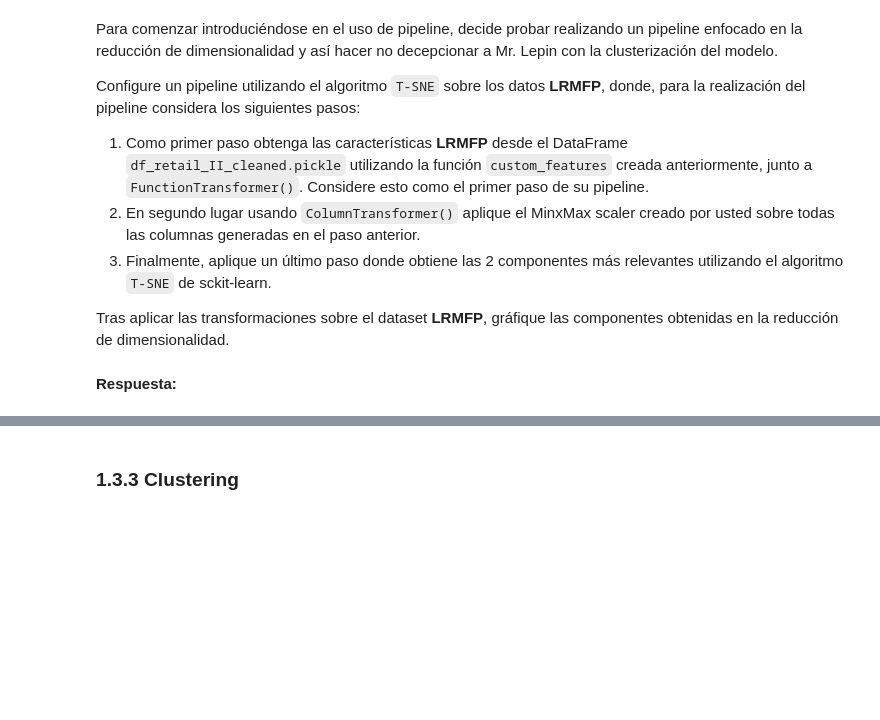
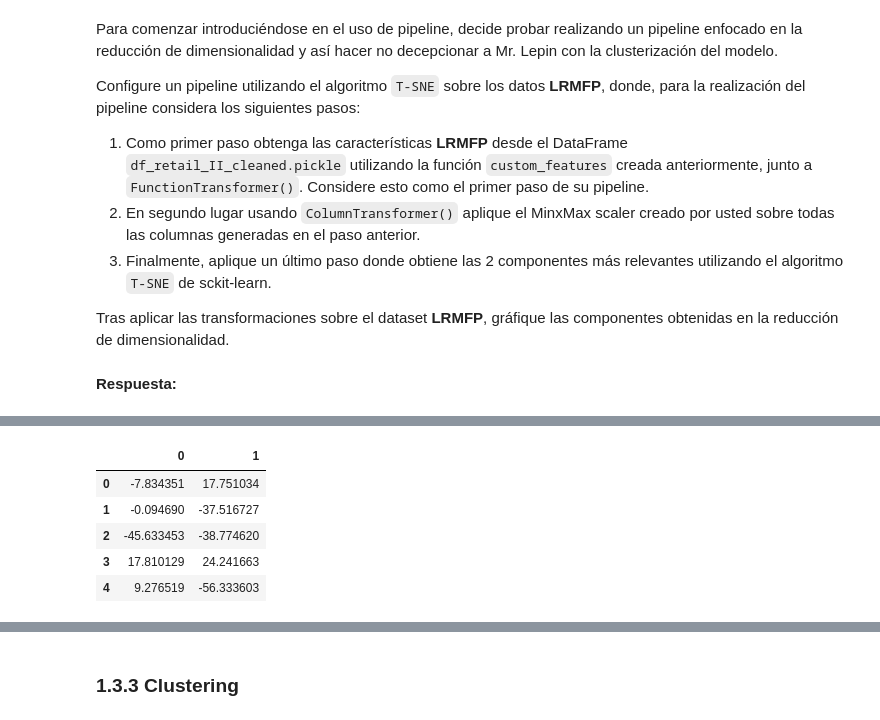
Before and after one commit to J07Aa/Repo, a Jupyter notebook: Lab_7/Laboratorio7_Enunciado.ipynb, the cells around one changed output, grey strips where cells are left out. Cells and saved outputs as stored; diff of their text form; code cells hidden in the pictures; blank space fills up the shorter version.

```diff
--- a/Lab_7/Laboratorio7_Enunciado.ipynb
+++ b/Lab_7/Laboratorio7_Enunciado.ipynb
@@ -332,0 +345,11 @@ Tras aplicar las transformaciones sobre el dataset **LRMFP**, gráfique las comp
+# %%
+# Paso 3
+tsne = TSNE(n_components=2)
+# %%
+retail_pipeline = Pipeline([
+    ('custom_features',transformer),
+    ('Preprocessing', preprocessing_transformer),
+    ('main_features',tsne)
+])
+# %%
+df_new = retail_pipeline.fit_transform(df_retail)
@@ -332,0 +370,10 @@ Tras aplicar las transformaciones sobre el dataset **LRMFP**, gráfique las comp
+# %%
+df_new = pd.DataFrame(df_new)
+df_new.head()
+# %% [output]
+|  | 0 | 1 |
+| 0 | -7.834351 | 17.751034 |
+| 1 | -0.094690 | -37.516727 |
+| 2 | -45.633453 | -38.774620 |
+| 3 | 17.810129 | 24.241663 |
+| 4 | 9.276519 | -56.333603 |
```
Also changed, not shown: parts of 11 cells of this notebook.
